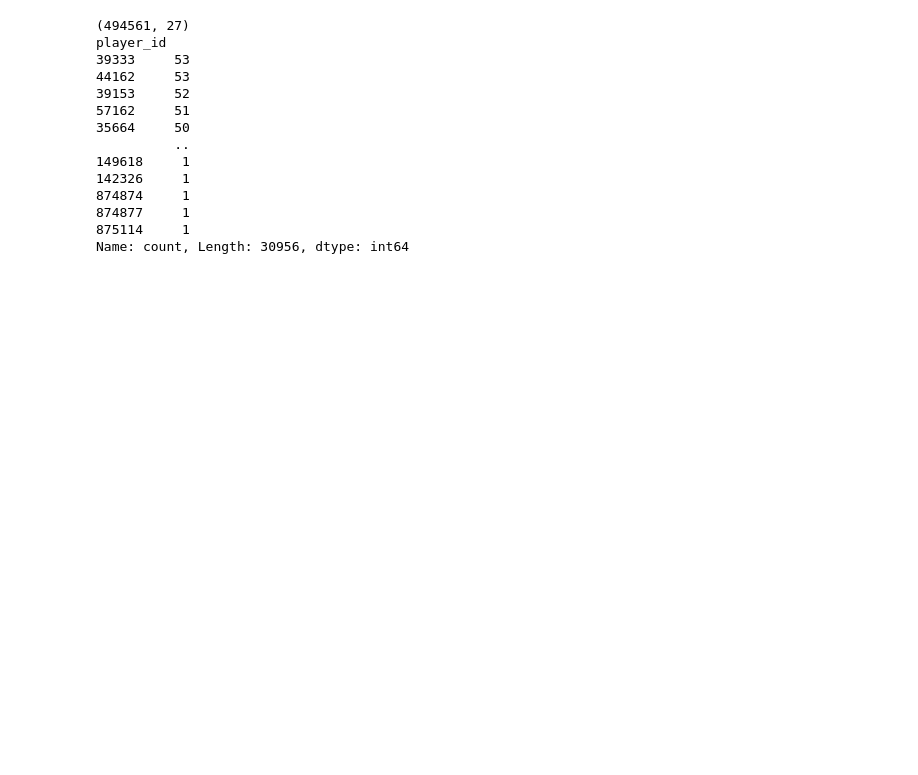
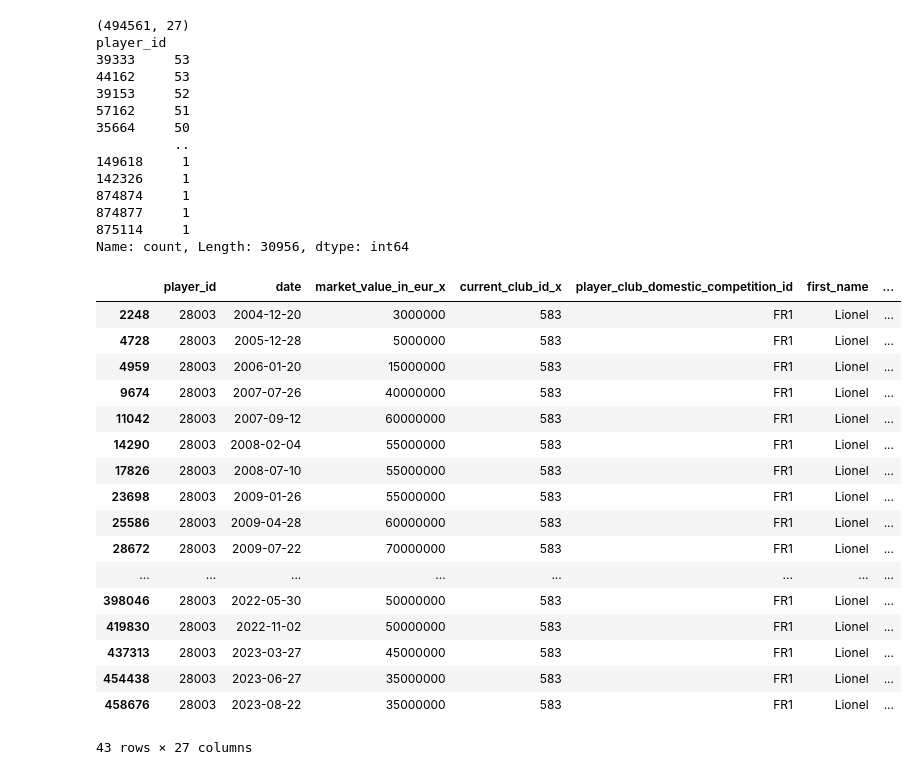
Before and after one commit to VLGuazzelli/proyecto_final_transfer, a Jupyter notebook: src/explore.ipynb, the cells around one changed output. Drawn from its saved outputs; the diff is of its cells as text; code cells hidden in the pictures; blank space fills up the shorter version.

```diff
--- a/src/explore.ipynb
+++ b/src/explore.ipynb
@@ -144,3 +313,25 @@ player_id
 874877     1
 875114     1
 Name: count, Length: 30956, dtype: int64
+# %%
+messi3=result2[result2['player_id'] == 28003]
+messi3
+# %% [output]
+|  | player_id | date | market_value_in_eur_x | current_club_id_x | player_club_domestic_competition_id | first_name | ... |
+| 2248 | 28003 | 2004-12-20 | 3000000 | 583 | FR1 | Lionel | ... |
+| 4728 | 28003 | 2005-12-28 | 5000000 | 583 | FR1 | Lionel | ... |
+| 4959 | 28003 | 2006-01-20 | 15000000 | 583 | FR1 | Lionel | ... |
+| 9674 | 28003 | 2007-07-26 | 40000000 | 583 | FR1 | Lionel | ... |
+| 11042 | 28003 | 2007-09-12 | 60000000 | 583 | FR1 | Lionel | ... |
+| 14290 | 28003 | 2008-02-04 | 55000000 | 583 | FR1 | Lionel | ... |
+| 17826 | 28003 | 2008-07-10 | 55000000 | 583 | FR1 | Lionel | ... |
+| 23698 | 28003 | 2009-01-26 | 55000000 | 583 | FR1 | Lionel | ... |
+| 25586 | 28003 | 2009-04-28 | 60000000 | 583 | FR1 | Lionel | ... |
+| 28672 | 28003 | 2009-07-22 | 70000000 | 583 | FR1 | Lionel | ... |
+| ... | ... | ... | ... | ... | ... | ... | ... |
+| 398046 | 28003 | 2022-05-30 | 50000000 | 583 | FR1 | Lionel | ... |
+| 419830 | 28003 | 2022-11-02 | 50000000 | 583 | FR1 | Lionel | ... |
+| 437313 | 28003 | 2023-03-27 | 45000000 | 583 | FR1 | Lionel | ... |
+| 454438 | 28003 | 2023-06-27 | 35000000 | 583 | FR1 | Lionel | ... |
+| 458676 | 28003 | 2023-08-22 | 35000000 | 583 | FR1 | Lionel | ... |
+43 rows × 27 columns
```
Also changed, not shown: parts of 28 cells of this notebook.
